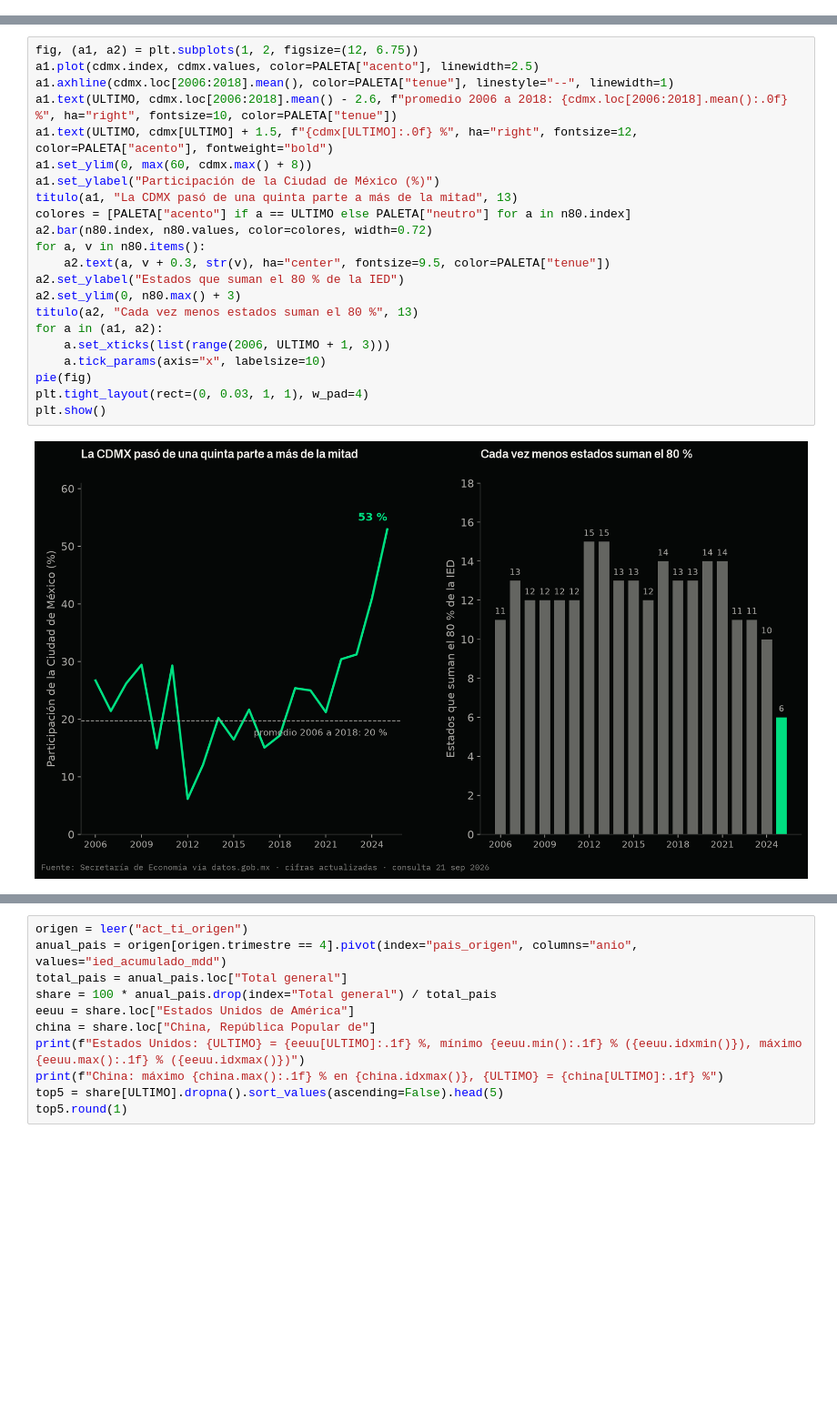
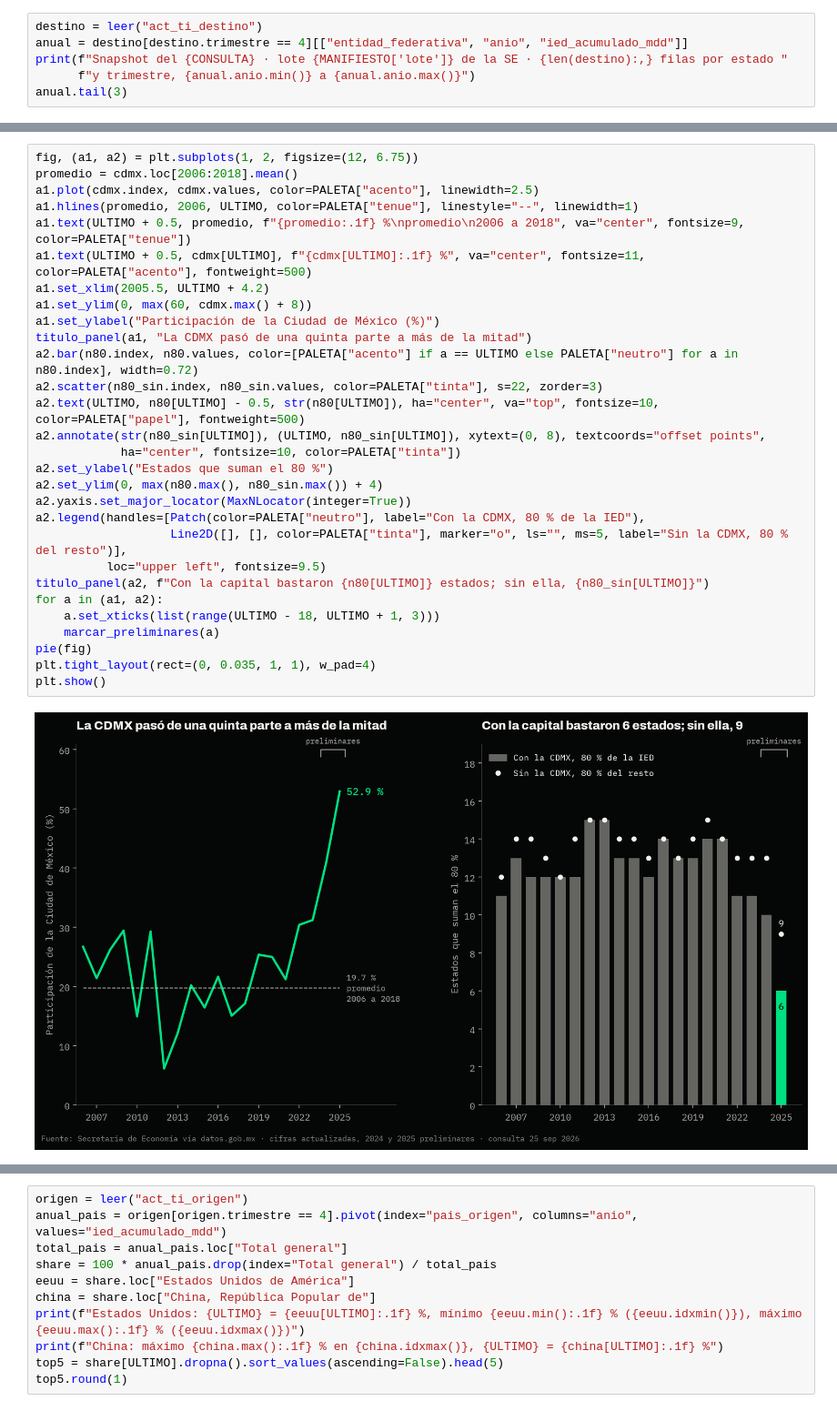
Before and after one commit to mauvilar/Proyectos-data-science, a Jupyter notebook: ied-nearshoring-mx/02_nearshoring_en_cifras.ipynb, the cells around one changed output, grey strips where cells are left out. Shown at 91% size. Cells and saved outputs as stored; diff of their text form; blank space fills up the shorter version.

```diff
--- a/ied-nearshoring-mx/02_nearshoring_en_cifras.ipynb
+++ b/ied-nearshoring-mx/02_nearshoring_en_cifras.ipynb
@@ -91,0 +116,6 @@ API en vivo · 2,640 filas
+# %%
+destino = leer("act_ti_destino")
+anual = destino[destino.trimestre == 4][["entidad_federativa", "anio", "ied_acumulado_mdd"]]
+print(f"Snapshot del {CONSULTA} · lote {MANIFIESTO['lote']} de la SE · {len(destino):,} filas por estado "
+      f"y trimestre, {anual.anio.min()} a {anual.anio.max()}")
+anual.tail(3)
@@ -214,24 +457,31 @@ Estados para el 80 %: promedio 2006-2018 = 12.8, 2019 = 13, 2024 = 10, 2025 = 6
 # %%
 fig, (a1, a2) = plt.subplots(1, 2, figsize=(12, 6.75))
+promedio = cdmx.loc[2006:2018].mean()
 a1.plot(cdmx.index, cdmx.values, color=PALETA["acento"], linewidth=2.5)
-a1.axhline(cdmx.loc[2006:2018].mean(), color=PALETA["tenue"], linestyle="--", linewidth=1)
-a1.text(ULTIMO, cdmx.loc[2006:2018].mean() - 2.6, f"promedio 2006 a 2018: {cdmx.loc[2006:2018].mean():.0f} %", ha="right", fontsize=10, color=PALETA["tenue"])
-a1.text(ULTIMO, cdmx[ULTIMO] + 1.5, f"{cdmx[ULTIMO]:.0f} %", ha="right", fontsize=12, color=PALETA["acento"], fontweight="bold")
+a1.hlines(promedio, 2006, ULTIMO, color=PALETA["tenue"], linestyle="--", linewidth=1)
+a1.text(ULTIMO + 0.5, promedio, f"{promedio:.1f} %\npromedio\n2006 a 2018", va="center", fontsize=9, color=PALETA["tenue"])
+a1.text(ULTIMO + 0.5, cdmx[ULTIMO], f"{cdmx[ULTIMO]:.1f} %", va="center", fontsize=11, color=PALETA["acento"], fontweight=500)
+a1.set_xlim(2005.5, ULTIMO + 4.2)
 a1.set_ylim(0, max(60, cdmx.max() + 8))
 a1.set_ylabel("Participación de la Ciudad de México (%)")
-titulo(a1, "La CDMX pasó de una quinta parte a más de la mitad", 13)
-colores = [PALETA["acento"] if a == ULTIMO else PALETA["neutro"] for a in n80.index]
-a2.bar(n80.index, n80.values, color=colores, width=0.72)
-for a, v in n80.items():
-    a2.text(a, v + 0.3, str(v), ha="center", fontsize=9.5, color=PALETA["tenue"])
-a2.set_ylabel("Estados que suman el 80 % de la IED")
-a2.set_ylim(0, n80.max() + 3)
-titulo(a2, "Cada vez menos estados suman el 80 %", 13)
+titulo_panel(a1, "La CDMX pasó de una quinta parte a más de la mitad")
+a2.bar(n80.index, n80.values, color=[PALETA["acento"] if a == ULTIMO else PALETA["neutro"] for a in n80.index], width=0.72)
+a2.scatter(n80_sin.index, n80_sin.values, color=PALETA["tinta"], s=22, zorder=3)
+a2.text(ULTIMO, n80[ULTIMO] - 0.5, str(n80[ULTIMO]), ha="center", va="top", fontsize=10, color=PALETA["papel"], fontweight=500)
+a2.annotate(str(n80_sin[ULTIMO]), (ULTIMO, n80_sin[ULTIMO]), xytext=(0, 8), textcoords="offset points",
+            ha="center", fontsize=10, color=PALETA["tinta"])
+a2.set_ylabel("Estados que suman el 80 %")
+a2.set_ylim(0, max(n80.max(), n80_sin.max()) + 4)
+a2.yaxis.set_major_locator(MaxNLocator(integer=True))
+a2.legend(handles=[Patch(color=PALETA["neutro"], label="Con la CDMX, 80 % de la IED"),
+                   Line2D([], [], color=PALETA["tinta"], marker="o", ls="", ms=5, label="Sin la CDMX, 80 % del resto")],
+          loc="upper left", fontsize=9.5)
+titulo_panel(a2, f"Con la capital bastaron {n80[ULTIMO]} estados; sin ella, {n80_sin[ULTIMO]}")
 for a in (a1, a2):
-    a.set_xticks(list(range(2006, ULTIMO + 1, 3)))
-    a.tick_params(axis="x", labelsize=10)
+    a.set_xticks(list(range(ULTIMO - 18, ULTIMO + 1, 3)))
+    marcar_preliminares(a)
 pie(fig)
-plt.tight_layout(rect=(0, 0.03, 1, 1), w_pad=4)
+plt.tight_layout(rect=(0, 0.035, 1, 1), w_pad=4)
 plt.show()
 # %% [output]
-[figure, old version]
+[figure, new version]
```
Also changed, not shown: parts of 37 cells of this notebook, 3 other files.
